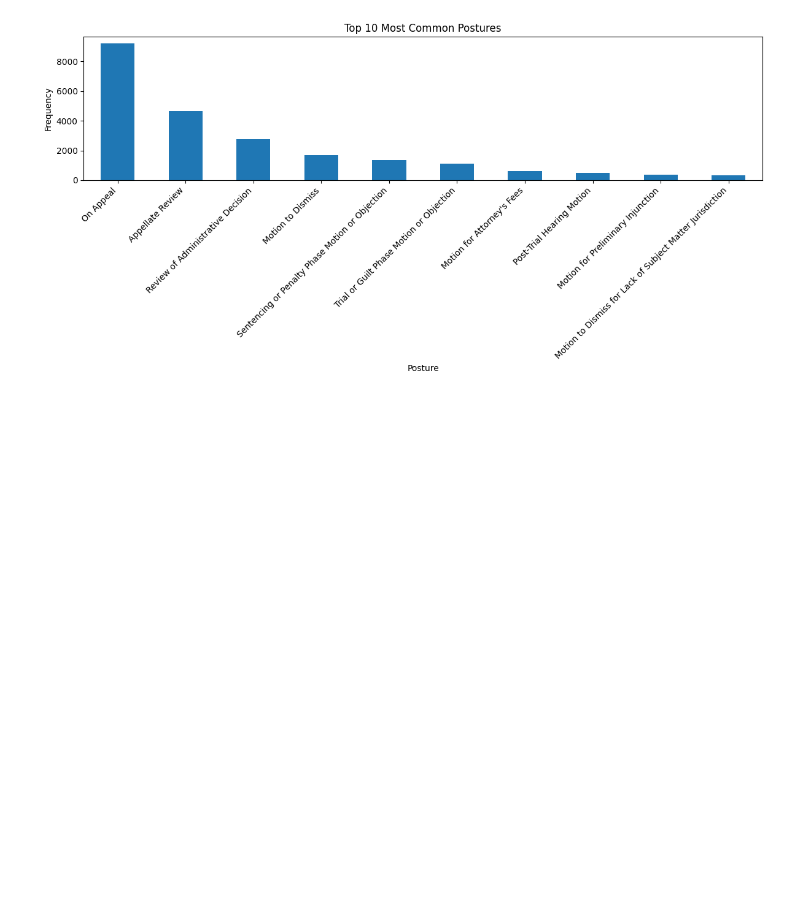
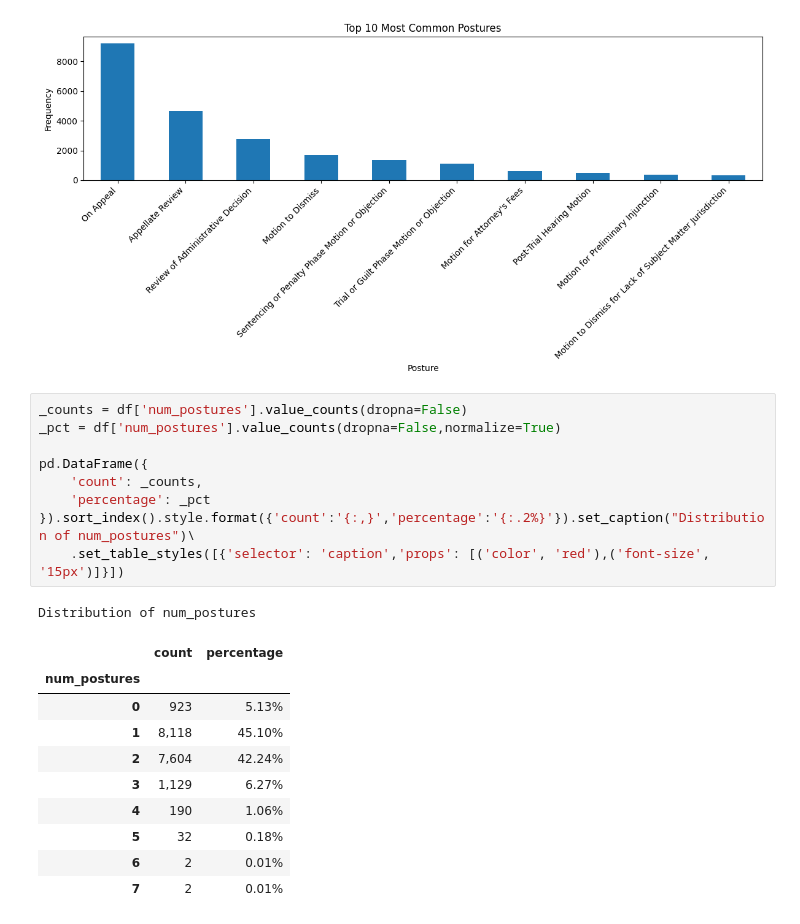
Before and after one commit to iamjiang/Misc, a Jupyter notebook: data_analysis.ipynb, the cells around one changed output. Cells and saved outputs as stored; diff of their text form; blank space fills up the shorter version.

```diff
--- a/data_analysis.ipynb
+++ b/data_analysis.ipynb
@@ -364,6 +364,27 @@ plt.show()
 # %% [output]
 [figure]
 [figure]
+# %%
+_counts = df['num_postures'].value_counts(dropna=False)
+_pct = df['num_postures'].value_counts(dropna=False,normalize=True)
+
+pd.DataFrame({
+    'count': _counts,
+    'percentage': _pct
+}).sort_index().style.format({'count':'{:,}','percentage':'{:.2%}'}).set_caption("Distribution of num_postures")\
+    .set_table_styles([{'selector': 'caption','props': [('color', 'red'),('font-size', '15px')]}])
+# %% [output]
+Distribution of num_postures
+|  | count | percentage |
+| num_postures |  |  |
+| 0 | 923 | 5.13% |
+| 1 | 8,118 | 45.10% |
+| 2 | 7,604 | 42.24% |
+| 3 | 1,129 | 6.27% |
+| 4 | 190 | 1.06% |
+| 5 | 32 | 0.18% |
+| 6 | 2 | 0.01% |
+| 7 | 2 | 0.01% |
 # %% [markdown]
 <span style="font-weight: bold; font-size: 18px;">**Multi-Label Posture Distribution Analysis**<br>
 
```
Also changed, not shown: parts of 4 cells of this notebook, 1 other file.
